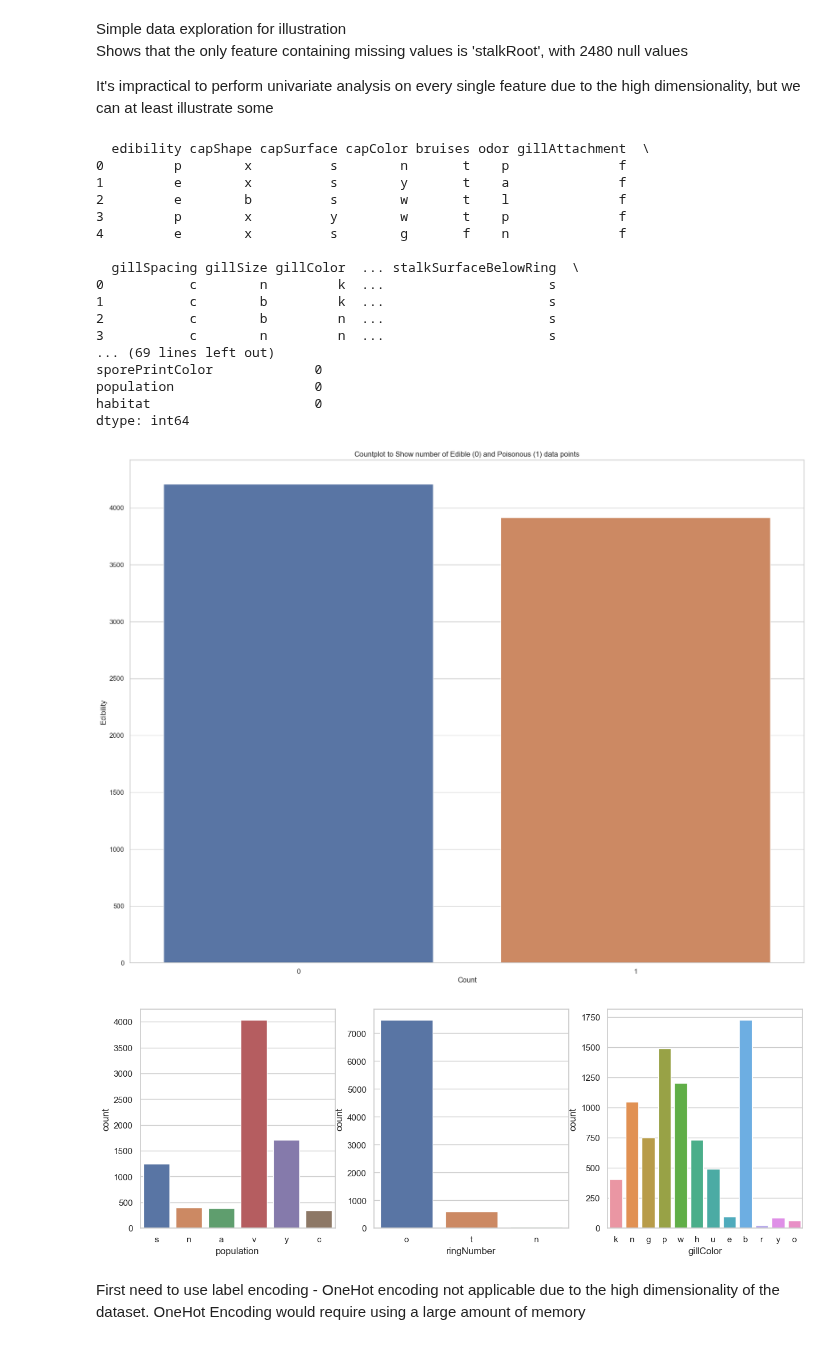
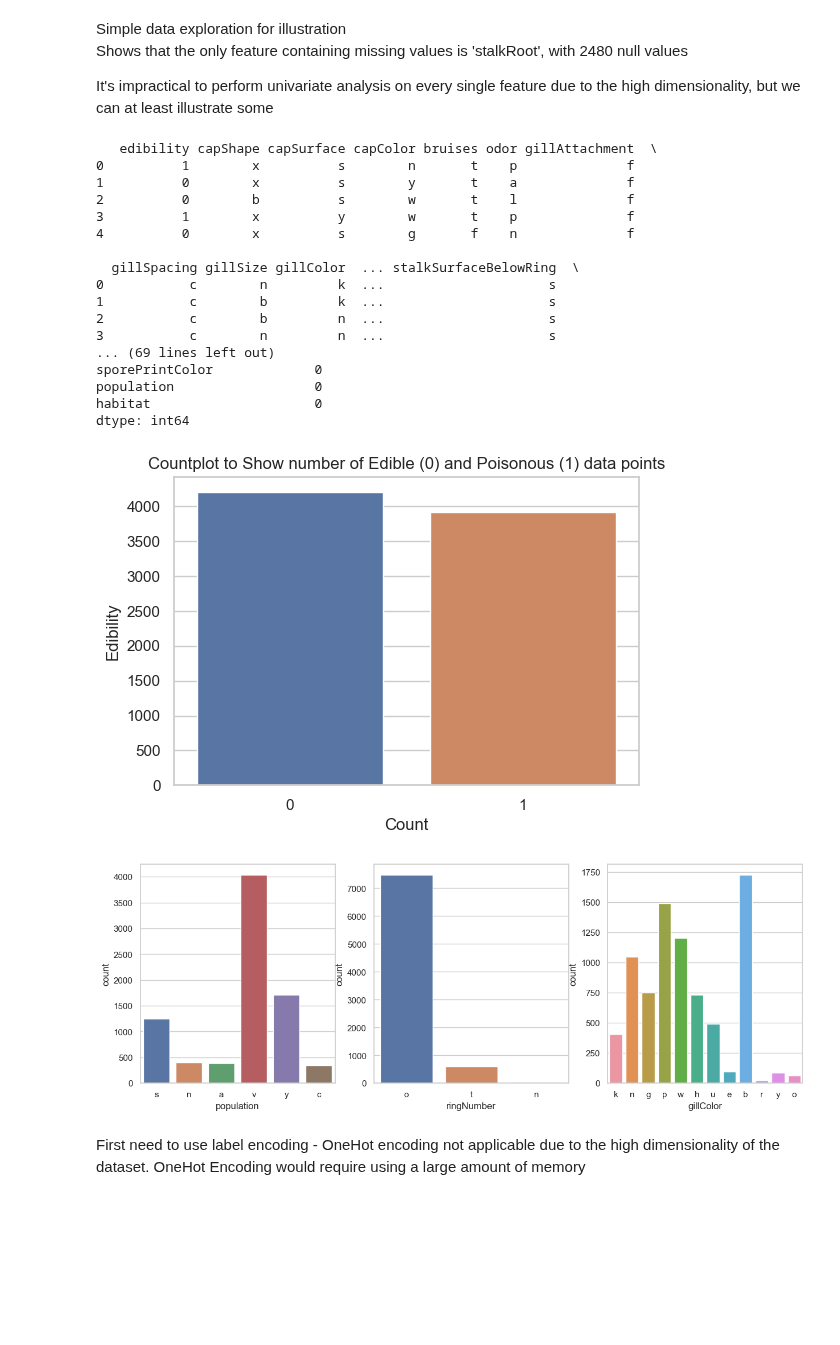
Before and after one commit to williamhenderson02/ML-Coursework-2022, a Jupyter notebook: coursework.ipynb, the cells around one changed output. Saved outputs shown, nothing was run; the diff lists cells and outputs as text; code cells hidden in the pictures; blank space fills up the shorter version.

Commit message:
edibility countplot

```diff
--- a/coursework.ipynb
+++ b/coursework.ipynb
@@ -101,46 +101,46 @@ sns.set_theme(style="whitegrid")
 
 # show even split of values in the feature to be predicted
 data['edibility'] = LabelEncoder().fit_transform(data['edibility'])
-fig = plt.figure(figsize=(20,15))
+fig = plt.figure(figsize=(6,4))
 sns.countplot(x=data['edibility'])
 plt.xlabel("Count")
 plt.ylabel("Edibility")
 plt.title("Countplot to Show number of Edible (0) and Poisonous (1) data points")
 fig.savefig("Images/Edibility Countplot.png")
 
 # this visualisation works best for features with a wide range of possible values
 # chose 3 features as a starting point
 
 f = plt.figure(figsize=(15,5))
 f.add_subplot(1,3,1)
 sns.countplot(x = data['population'])
 sns.color_palette("pastel")
 f.add_subplot(1,3,2)
 sns.countplot(x = data['ringNumber'])
 sns.color_palette("pastel")
 f.add_subplot(1,3,3)
 sns.countplot(x=data['gillColor'])
 sns.color_palette("pastel")
 f.savefig("Images/3 Countplots.png")
 # %% [output]
-  edibility capShape capSurface capColor bruises odor gillAttachment  \
-0         p        x          s        n       t    p              f
-1         e        x          s        y       t    a              f
-2         e        b          s        w       t    l              f
-3         p        x          y        w       t    p              f
-4         e        x          s        g       f    n              f
+   edibility capShape capSurface capColor bruises odor gillAttachment  \
+0          1        x          s        n       t    p              f
+1          0        x          s        y       t    a              f
+2          0        b          s        w       t    l              f
+3          1        x          y        w       t    p              f
+4          0        x          s        g       f    n              f
 
   gillSpacing gillSize gillColor  ... stalkSurfaceBelowRing  \
 0           c        n         k  ...                     s
 1           c        b         k  ...                     s
 2           c        b         n  ...                     s
 3           c        n         n  ...                     s
 ... (69 lines left out)
 sporePrintColor             0
 population                  0
 habitat                     0
 dtype: int64
-[figure, old version]
+[figure, new version]
 [figure]
 # %% [markdown]
 First need to use label encoding - OneHot encoding not applicable due to the high dimensionality of the dataset. OneHot Encoding would require using a large amount of memory
```
Also changed, not shown: 1 other file.
